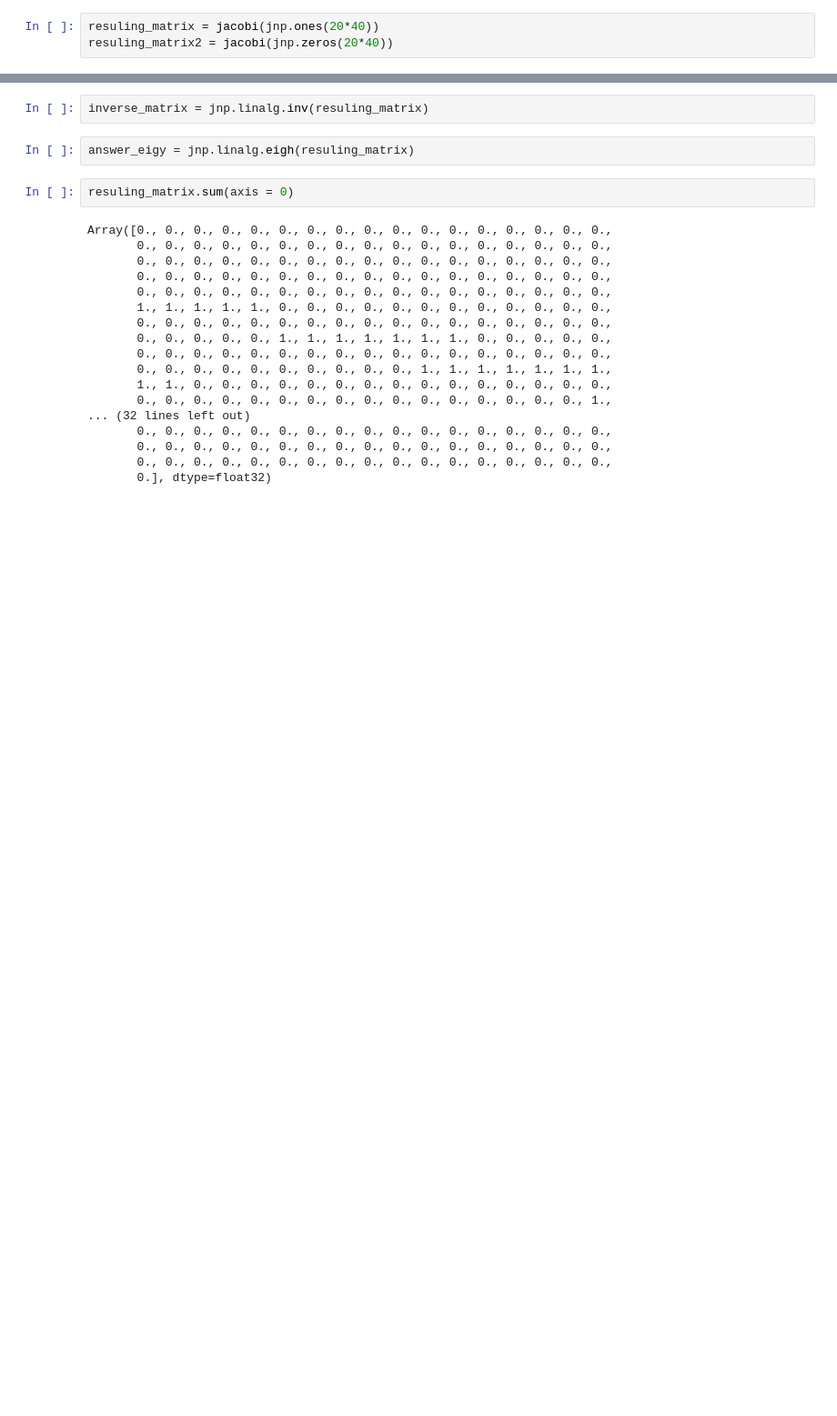
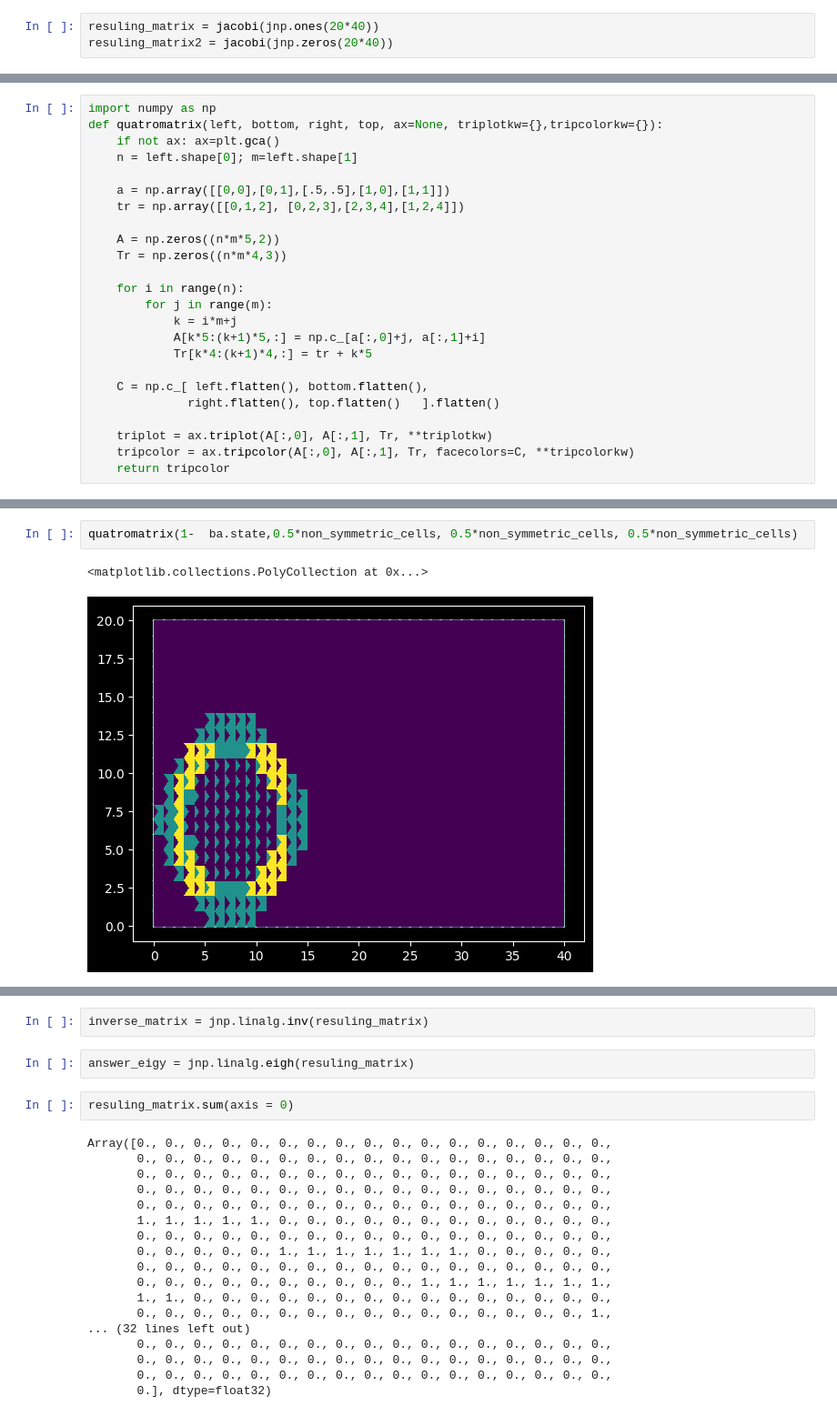
Before and after one commit to Stazi-101/THCsim, a Jupyter notebook: test_nb.ipynb, the cells around one changed output, grey strips where cells are left out. Shown at 91% size. Drawn from its saved outputs; the diff is of its cells as text; blank space fills up the shorter version.

```diff
--- a/test_nb.ipynb
+++ b/test_nb.ipynb
@@ -159,0 +249,24 @@ resuling_matrix2 = jacobi(jnp.zeros(20*40))
+# %%
+import numpy as np
+def quatromatrix(left, bottom, right, top, ax=None, triplotkw={},tripcolorkw={}):
+    if not ax: ax=plt.gca()
+    n = left.shape[0]; m=left.shape[1]
+
+    a = np.array([[0,0],[0,1],[.5,.5],[1,0],[1,1]])
+    tr = np.array([[0,1,2], [0,2,3],[2,3,4],[1,2,4]])
+
+    A = np.zeros((n*m*5,2))
+    Tr = np.zeros((n*m*4,3))
+
+    for i in range(n):
+        for j in range(m):
+            k = i*m+j
+            A[k*5:(k+1)*5,:] = np.c_[a[:,0]+j, a[:,1]+i]
+            Tr[k*4:(k+1)*4,:] = tr + k*5
+
+    C = np.c_[ left.flatten(), bottom.flatten(),
+              right.flatten(), top.flatten()   ].flatten()
+
+    triplot = ax.triplot(A[:,0], A[:,1], Tr, **triplotkw)
+    tripcolor = ax.tripcolor(A[:,0], A[:,1], Tr, facecolors=C, **tripcolorkw)
+    return tripcolor
@@ -160,3 +280,8 @@ resuling_matrix2 = jacobi(jnp.zeros(20*40))
+# %%
+quatromatrix(1-  ba.state,0.5*non_symmetric_cells, 0.5*non_symmetric_cells, 0.5*non_symmetric_cells)
+# %% [output]
+<matplotlib.collections.PolyCollection at 0x...>
+[figure, added]
 # %%
 ((resuling_matrix - resuling_matrix.T) == 0).all()
 # %% [output]
```
Also changed, not shown: parts of 14 cells of this notebook.
